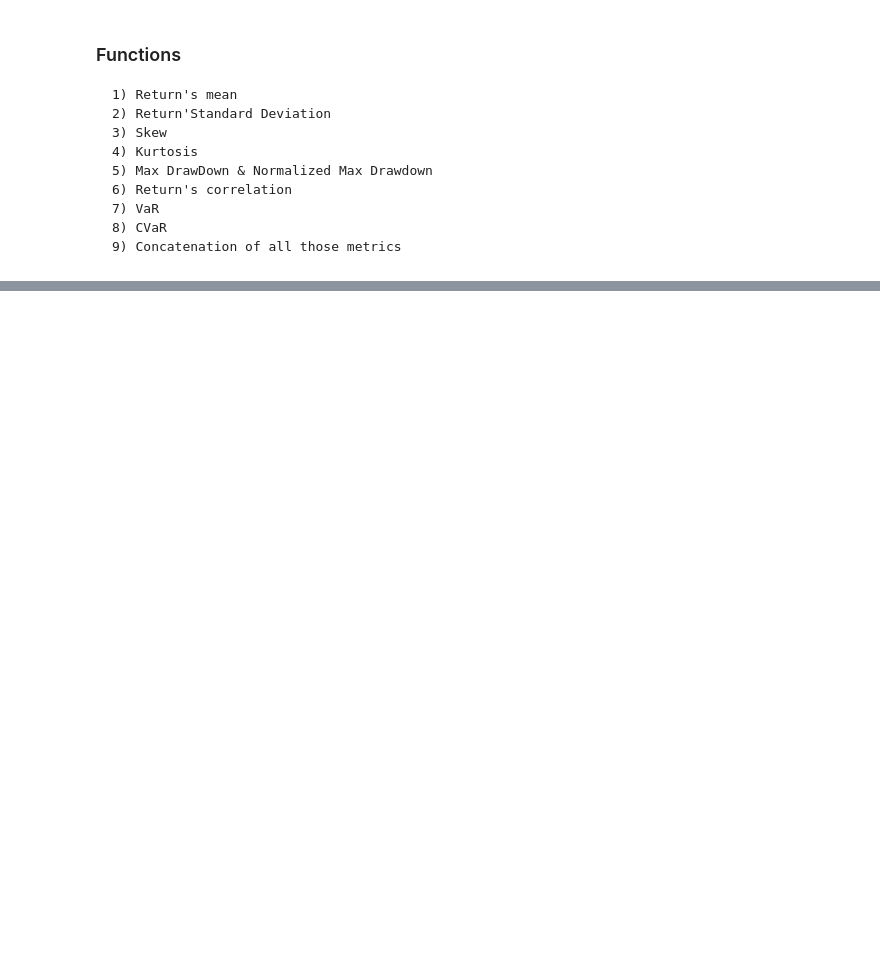
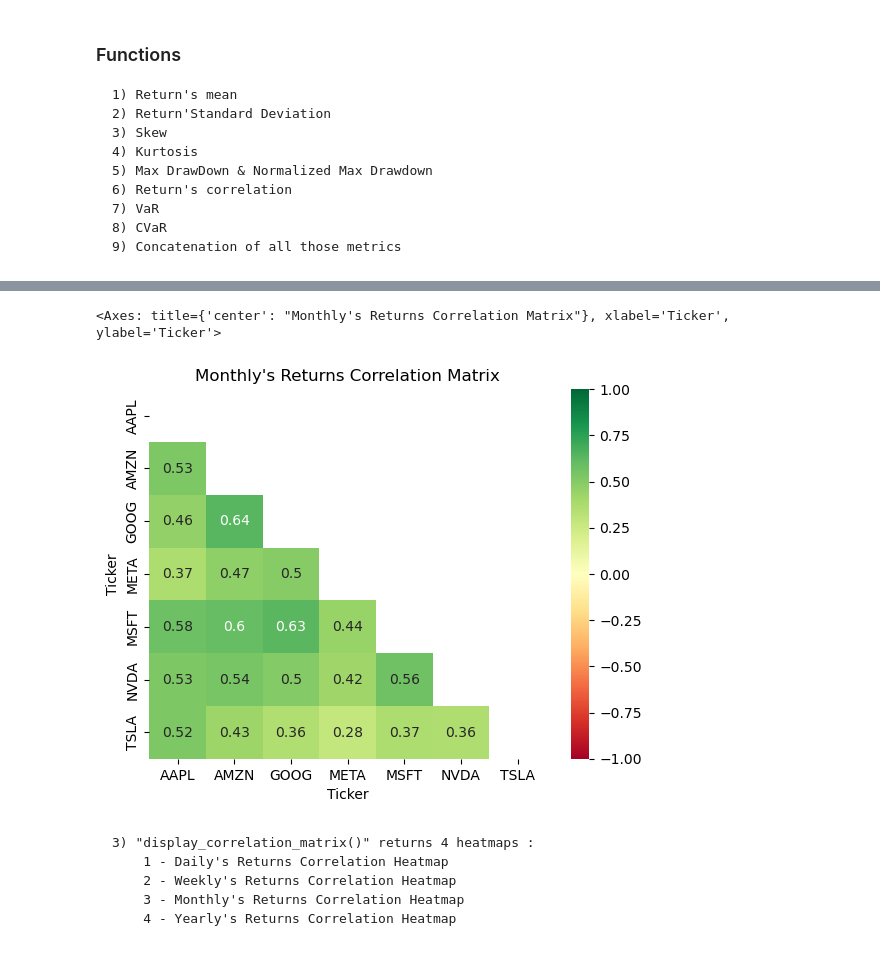
Before and after one commit to AlexandreOnofreDias/Introduction-To-Finance, a Jupyter notebook: Stocks Information.ipynb, the cells around one changed output, grey strips where cells are left out. Saved outputs shown, nothing was run; the diff lists cells and outputs as text; code cells hidden in the pictures; blank space fills up the shorter version.

```diff
--- a/Stocks Information.ipynb
+++ b/Stocks Information.ipynb
@@ -186,0 +193,24 @@ concatenation(df['Adj Close'].pct_change().fillna(0), df, 0.95)
+# %%
+def compute_correlation_matrix(df, frequency = 'D'):
+    data = df['Adj Close'].resample(frequency).last()
+    returns = data.pct_change()
+    corr_matrix = returns.corr()
+
+    return corr_matrix
+
+def correlation_matrix(df, frequency = 'D'):
+    data = df['Adj Close'].resample(frequency).last()
+    returns = data.pct_change()
+    corr_matrix = returns.corr()
+    mask = np.triu(np.ones_like(corr_matrix, dtype= bool))
+    heatmap = sns.heatmap(corr_matrix, vmin = -1, vmax = 1, annot = True, mask = mask, cmap='RdYlGn')
+    heatmap.set_title("Daily's Returns Correlation Matrix")
+
+    if frequency == 'W':
+        heatmap.set_title("Weekly's Returns Correlation Matrix")
+    if frequency == 'M':
+        heatmap.set_title("Monthly's Returns Correlation Matrix")
+    if frequency == 'Y':
+        heatmap.set_title("Yearly's Returns Correlation Matrix")
+
+    return heatmap
@@ -186,0 +229,11 @@ concatenation(df['Adj Close'].pct_change().fillna(0), df, 0.95)
+# %%
+correlation_matrix(df, frequency = 'M')
+# %% [output]
+<Axes: title={'center': "Monthly's Returns Correlation Matrix"}, xlabel='Ticker', ylabel='Ticker'>
+[figure, added]
+# %% [markdown]
+    3) "display_correlation_matrix()" returns 4 heatmaps :
+        1 - Daily's Returns Correlation Heatmap
+        2 - Weekly's Returns Correlation Heatmap
+        3 - Monthly's Returns Correlation Heatmap
+        4 - Yearly's Returns Correlation Heatmap
```
Also changed, not shown: parts of 9 cells of this notebook.
